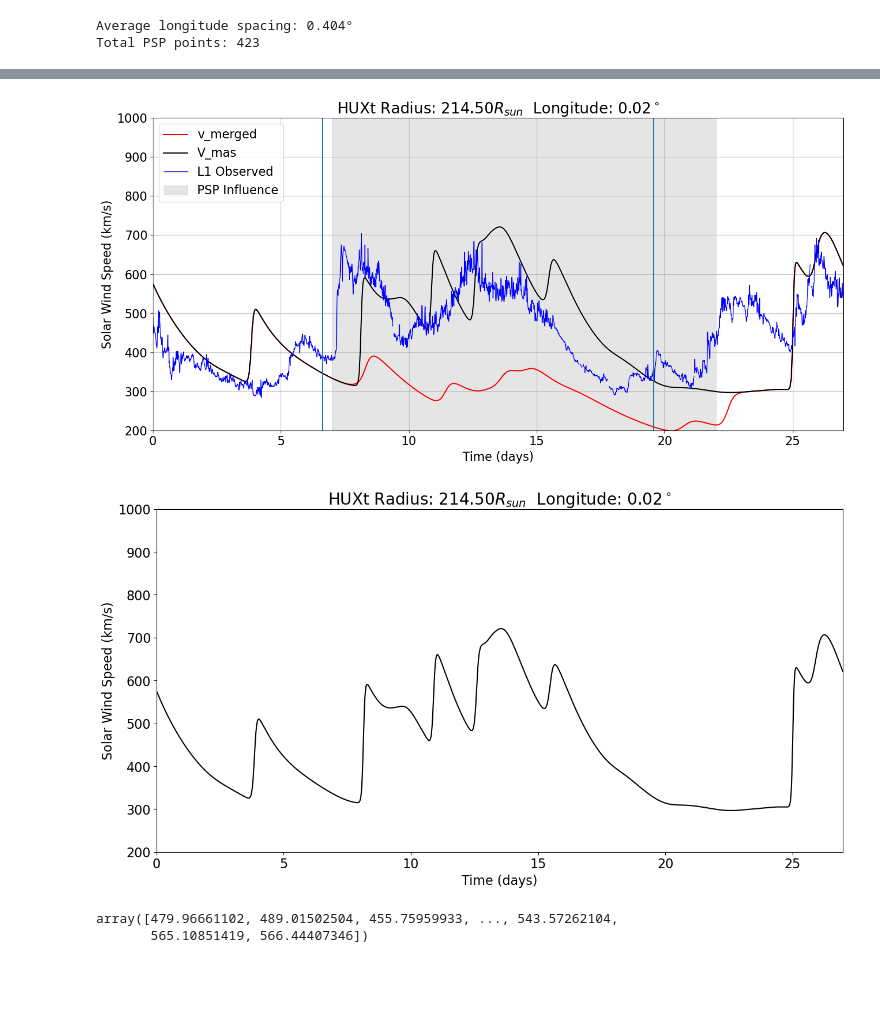
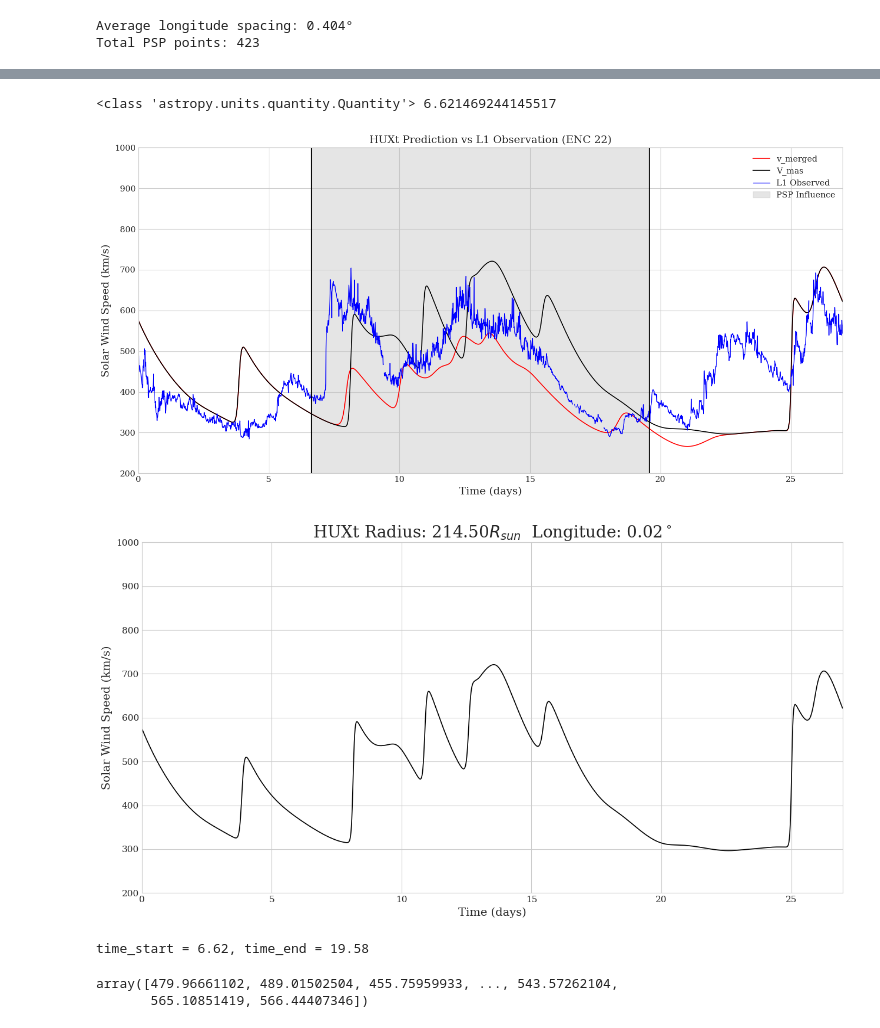
Before and after one commit to aileeniesta/HUXt_REU_project, a Jupyter notebook: code/HUXt_first_steps.ipynb, the cells around one changed output, grey strips where cells are left out. Drawn from its saved outputs; the diff is of its cells as text; code cells hidden in the pictures; blank space fills up the shorter version.

```diff
--- a/code/HUXt_first_steps.ipynb
+++ b/code/HUXt_first_steps.ipynb
@@ -202,7 +283,7 @@ lon_max = int(df['longitude'].max())
 lon_uniform = np.arange(0, 360, 1)  # 0 to 359, 1-degree spacing
 
 # interpolate (unitless output)
-interp_func = interp1d(df['longitude'], df['Vr'], kind='linear', bounds_error=False, fill_value=np.nan)
+interp_func = interp1d(df['longitude'], adjusted_vr, kind='linear', bounds_error=False, fill_value=np.nan)
 vr_downsampled = interp_func(lon_uniform)  # <- stays as plain numpy array
 
 # print values like v_mas
@@ -308,7 +408,7 @@ def get_v_merged(encounter_number, v_mas):
 
     # Step 3: Interpolate Vr onto 1-degree longitude grid
     lon_uniform = np.arange(0, 360, 1)
-    interp_func = interp1d(df['longitude'], df['Vr'], kind='linear',
+    interp_func = interp1d(df['longitude'], adjusted_vr, kind='linear',
                            bounds_error=False, fill_value=np.nan)
     vr_downsampled = interp_func(lon_uniform)
 
@@ -318,8 +418,11 @@ def get_v_merged(encounter_number, v_mas):
 
     # Step 5: Return v_merged and Carrington rotation number
     return v_merged, cr_number
+# %%
+print(type(time_start), time_start)
+# %% [output]
+<class 'astropy.units.quantity.Quantity'> 6.621469244145517
 # %%
-
 enc = 22
 df = pd.read_csv(f'../data/E{enc:02d}.csv')
 df.columns = [col.replace('-', '_').replace('–', '_').strip() for col in df.columns]
@@ -338,41 +441,43 @@ model = H.HUXt(v_boundary=v_merged, cr_num=cr, simtime=27*u.day, dt_scale=4, r_m
 model.solve([])
 
 model_mas = H.HUXt(v_boundary=v_mas, cr_num=cr, simtime=27*u.day, dt_scale=4, r_min=30*u.solRad)
 model_mas.solve([])
 
 # Plot merged model and capture fig + ax
 fig1, ax1 = HA.plot_timeseries(model, r, lon=0.0*u.deg, tag='v_merged')
 
 # Recolor v_merged line to red + update label
 ax1.lines[0].set_color('red')
 ax1.lines[0].set_label('v_merged')
 
 # Plot MAS-only model, extract the line
 fig2, ax2 = HA.plot_timeseries(model_mas, r, lon=0.0*u.deg, tag='v_mas')
 mas_line = ax2.lines[0]
 
 # Add MAS-only prediction (black, dashed)
 ax1.plot(mas_line.get_xdata(), mas_line.get_ydata(), label='V_mas', color='black', linestyle='-')
 
 # Plot L1 observations (blue)
 ax1.plot(df['Time_days'], df['Vpr_L1'], label='L1 Observed', color='blue', linewidth=1)
 
-# Add shaded region for PSP effect (days 7–22)
-ax1.axvspan(7, 22, color='silver', alpha=0.4, label='PSP Influence')
-ax1.axvline(time_start)
-ax1.axvline(time_end)
+ax1.axvspan(time_start.value, time_end.value, color='silver', alpha=0.4, label='PSP Influence')
+ax1.axvline(time_start.value, color='black', linestyle='-', linewidth=1)
+ax1.axvline(time_end.value, color='black', linestyle='-', linewidth=1)
 
-# Final formatting
 ax1.set_xlabel("Time (days)")
 ax1.set_ylabel("Solar Wind Speed (km/s)")
-#ax1.set_title("HUXt Prediction vs L1 Observation (CR 2292)")
+ax1.set_title("HUXt Prediction vs L1 Observation (ENC 22)")
 ax1.legend()
 ax1.grid(True)
 fig1.tight_layout()
 plt.show()
 # %% [output]
-[figure, old version]
+[figure, new version]
-[figure, old version]
+[figure, new version]
+# %%
+print(f"time_start = {time_start:.2f}, time_end = {time_end:.2f}")
+# %% [output]
+time_start = 6.62, time_end = 19.58
 # %%
 v_L1= pd.to_datetime(df['Times'])
 v_L1=df['Vpr_L1'].values
```
Also changed, not shown: parts of 17 cells of this notebook.
